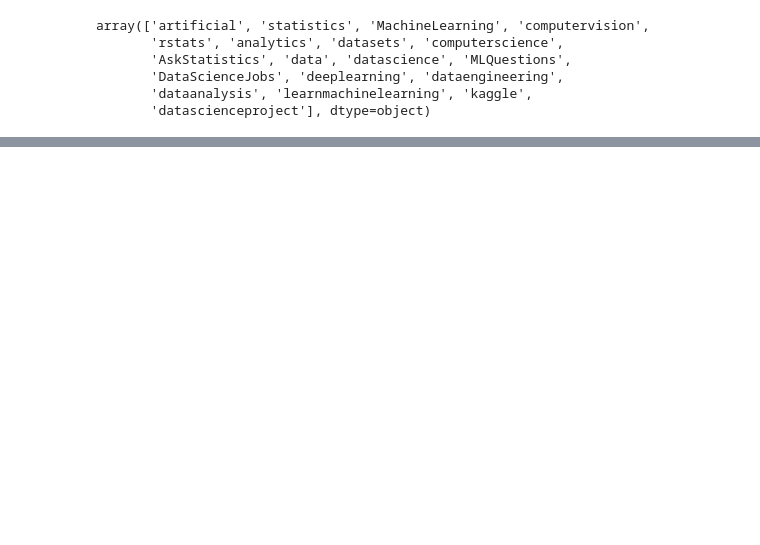
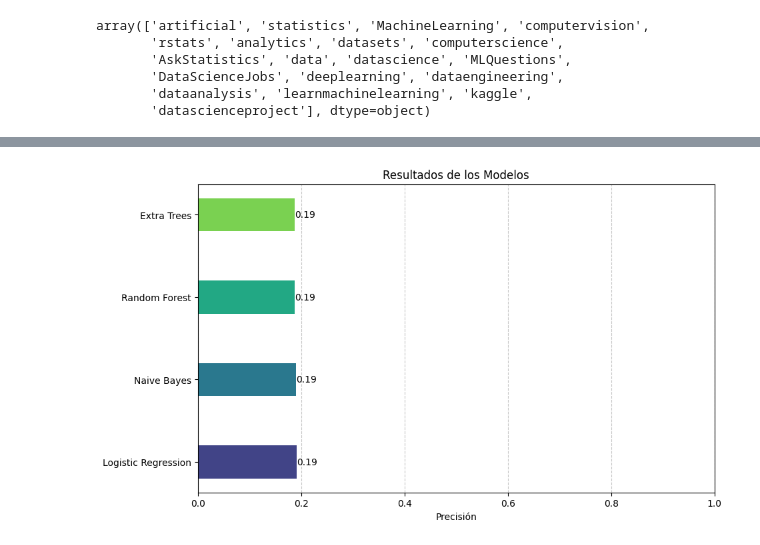
Before and after one commit to Chepados/NLP_Practica, a Jupyter notebook: Implementacion_modulo_2.ipynb, the cells around one changed output, grey strips where cells are left out. Saved outputs shown, nothing was run; the diff lists cells and outputs as text; code cells hidden in the pictures; blank space fills up the shorter version.

```diff
--- a/Implementacion_modulo_2.ipynb
+++ b/Implementacion_modulo_2.ipynb
@@ -184,0 +202,6 @@ for entity in doc.ents:
+# %%
+def extract_entities(text):
+    doc = nlp(text)
+    return [ent.text for ent in doc.ents]
+# %%
+df["entities"] = df["lemmatized_post"].apply(extract_entities)
@@ -184,0 +251,5 @@ for entity in doc.ents:
+# %%
+cv = TfidfVectorizer(max_features=1000)
+X_cv = cv.fit_transform(df["entities"].apply(lambda x: " ".join(x)))
+# %%
+results = train_models(X_cv, Y)
@@ -184,0 +291,4 @@ for entity in doc.ents:
+# %%
+plot_results_from_training(results)
+# %% [output]
+[figure, added]
```
Also changed, not shown: parts of 39 cells of this notebook, 4 other files.
